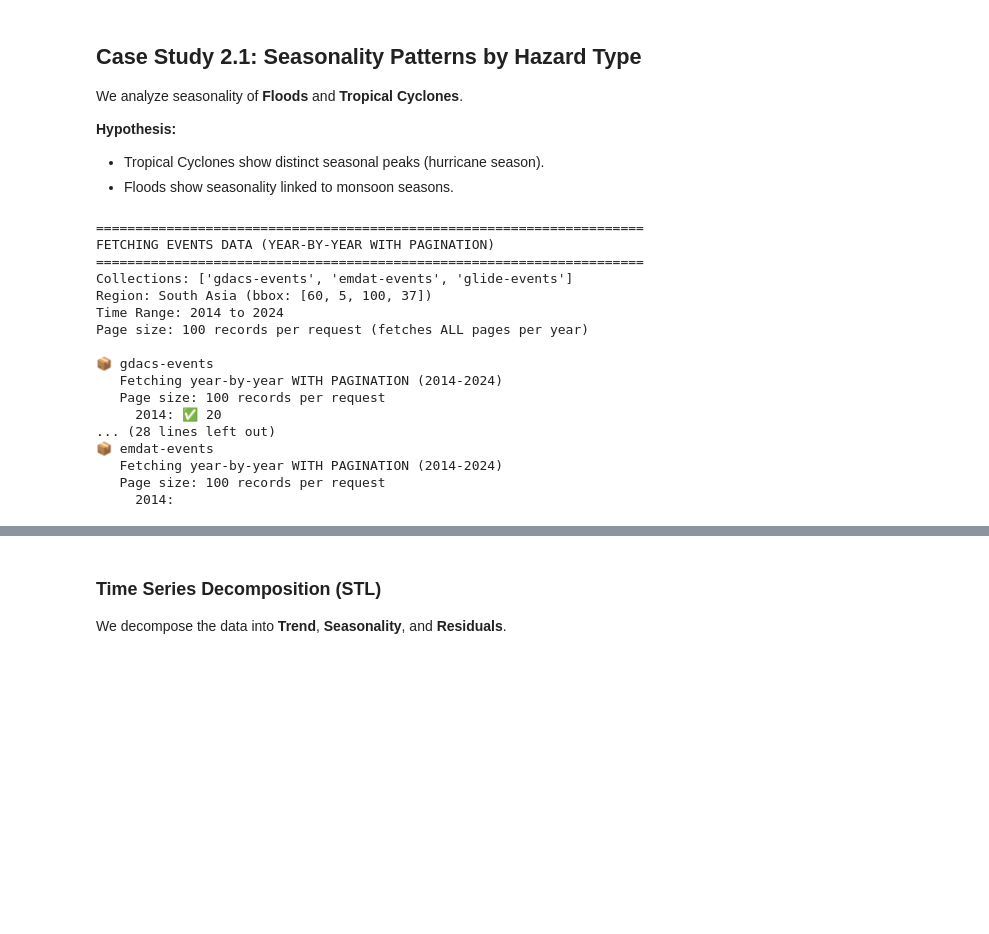
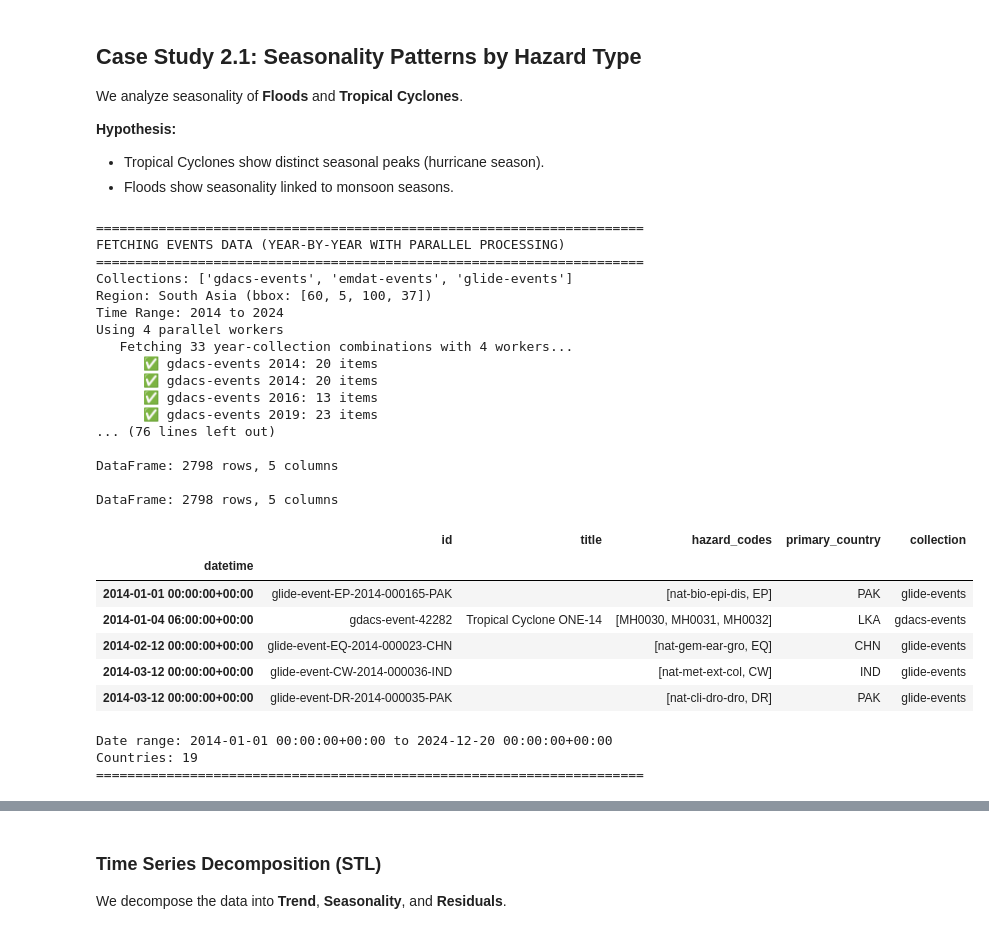
Before and after one commit to batpad/Montandon-Data-Fetching-Examples, a Jupyter notebook: montandon_notebooks/03_Time_Series_Analysis.ipynb, the cells around one changed output, grey strips where cells are left out. Saved outputs shown, nothing was run; the diff lists cells and outputs as text; code cells hidden in the pictures; blank space fills up the shorter version.

```diff
--- a/montandon_notebooks/03_Time_Series_Analysis.ipynb
+++ b/montandon_notebooks/03_Time_Series_Analysis.ipynb
@@ -27,7 +24,7 @@ plt.style.use('seaborn-v0_8-whitegrid')
 plt.rcParams['figure.figsize'] = (12, 6)
 # %%
 # Connect to Montandon STAC API with Authentication
-STAC_API_URL = "https://montandon-eoapi-stage.ifrc.org/"
+STAC_API_URL = "https://montandon-eoapi-stage.ifrc.org/stac"
 
 # Get authentication token
 # Option 1: From environment variable (recommended for automation)
@@ -446,79 +337,71 @@ We analyze seasonality of **Floods** and **Tropical Cyclones**.
 - Tropical Cyclones show distinct seasonal peaks (hurricane season).
 - Floods show seasonality linked to monsoon seasons.
 # %%
-# Fetch Data for Seasonality Analysis (last 10 years, South Asia) - WITH PAGINATION
+# Fetch Data for Seasonality Analysis (last 10 years, South Asia) - WITH PARALLEL PROCESSING
 collections_of_interest = ["gdacs-events", "emdat-events", "glide-events"]
 
 print("=" * 70)
-print("FETCHING EVENTS DATA (YEAR-BY-YEAR WITH PAGINATION)")
+print("FETCHING EVENTS DATA (YEAR-BY-YEAR WITH PARALLEL PROCESSING)")
 print("=" * 70)
 print(f"Collections: {collections_of_interest}")
 print(f"Region: South Asia (bbox: {ACTIVE_BBOX})")
 print(f"Time Range: {START_DATE.year} to {END_DATE.year}")
-print(f"Page size: 100 records per request (fetches ALL pages per year)")
+print(f"Using 4 parallel workers")
 
 start_time = time.time()
 
-all_events = []
-collection_stats = {}
-
-# Fetch each collection year-by-year with pagination (SEQUENTIAL)
-for collection in collections_of_interest:
-    print(f"\n📦 {collection}")
-
-    try:
-        # Use paginated function to get ALL records
-        collection_items = fetch_items_by_year_paginated(
-            [collection],
-            bbox=ACTIVE_BBOX,
-            start_year=START_DATE.year,
-            end_year=END_DATE.year,
-            page_size=100,  # 100 records per page (will paginate for more)
-            delay_between_requests=0.5
-        )
-        all_events.extend(collection_items)
-        collection_stats[collection] = len(collection_items)
-    except Exception as e:
-        collection_stats[collection] = 0
-        print(f"   ⚠️ Failed: {str(e)[:50]}...")
-
-    time.sleep(1.0)  # Delay between collections
+# Fetch all collections in parallel
+all_events = fetch_items_parallel(
+    collections_of_interest,
+    bbox=ACTIVE_BBOX,
+    start_year=START_DATE.year,
+    end_year=END_DATE.year,
+    max_workers=4
+)
 
 elapsed_time = time.time() - start_time
 
 print(f"\n{'=' * 70}")
 print(f"✅ Fetch complete in {elapsed_time:.1f}s")
 print(f"Total: {len(all_events)} items")
-for coll, count in collection_stats.items():
-    print(f"  {coll}: {count}")
 
 # Convert to dataframe
 df_events = items_to_dataframe(all_events)
 print(f"\nDataFrame: {df_events.shape[0]} rows, {df_events.shape[1]} columns")
 
 if not df_events.empty:
     display(df_events.head())
     print(f"\nDate range: {df_events.index.min()} to {df_events.index.max()}")
     print(f"Countries: {df_events['primary_country'].nunique()}")
 print("=" * 70)
 # %% [output]
 ======================================================================
-FETCHING EVENTS DATA (YEAR-BY-YEAR WITH PAGINATION)
+FETCHING EVENTS DATA (YEAR-BY-YEAR WITH PARALLEL PROCESSING)
 ======================================================================
 Collections: ['gdacs-events', 'emdat-events', 'glide-events']
 Region: South Asia (bbox: [60, 5, 100, 37])
 Time Range: 2014 to 2024
-Page size: 100 records per request (fetches ALL pages per year)
+Using 4 parallel workers
+   Fetching 33 year-collection combinations with 4 workers...
+      ✅ gdacs-events 2014: 20 items
+      ✅ gdacs-events 2014: 20 items
+      ✅ gdacs-events 2016: 13 items
+      ✅ gdacs-events 2019: 23 items
+... (76 lines left out)
 
-📦 gdacs-events
-   Fetching year-by-year WITH PAGINATION (2014-2024)
-   Page size: 100 records per request
-     2014: ✅ 20
-... (28 lines left out)
-📦 emdat-events
-   Fetching year-by-year WITH PAGINATION (2014-2024)
-   Page size: 100 records per request
-     2014:
+DataFrame: 2798 rows, 5 columns
+
+DataFrame: 2798 rows, 5 columns
+|  | id | title | hazard_codes | primary_country | collection |
+| datetime |  |  |  |  |  |
+| 2014-01-01 00:00:00+00:00 | glide-event-EP-2014-000165-PAK |  | [nat-bio-epi-dis, EP] | PAK | glide-events |
+| 2014-01-04 06:00:00+00:00 | gdacs-event-42282 | Tropical Cyclone ONE-14 | [MH0030, MH0031, MH0032] | LKA | gdacs-events |
+| 2014-02-12 00:00:00+00:00 | glide-event-EQ-2014-000023-CHN |  | [nat-gem-ear-gro, EQ] | CHN | glide-events |
+| 2014-03-12 00:00:00+00:00 | glide-event-CW-2014-000036-IND |  | [nat-met-ext-col, CW] | IND | glide-events |
+| 2014-03-12 00:00:00+00:00 | glide-event-DR-2014-000035-PAK |  | [nat-cli-dro-dro, DR] | PAK | glide-events |
+Date range: 2014-01-01 00:00:00+00:00 to 2024-12-20 00:00:00+00:00
+Countries: 19
+======================================================================
 # %%
 # Filter for Specific Hazards
 # Including GLIDE, EM-DAT, and UNDRR-ISC format codes
```
Also changed, not shown: parts of 20 cells of this notebook.
